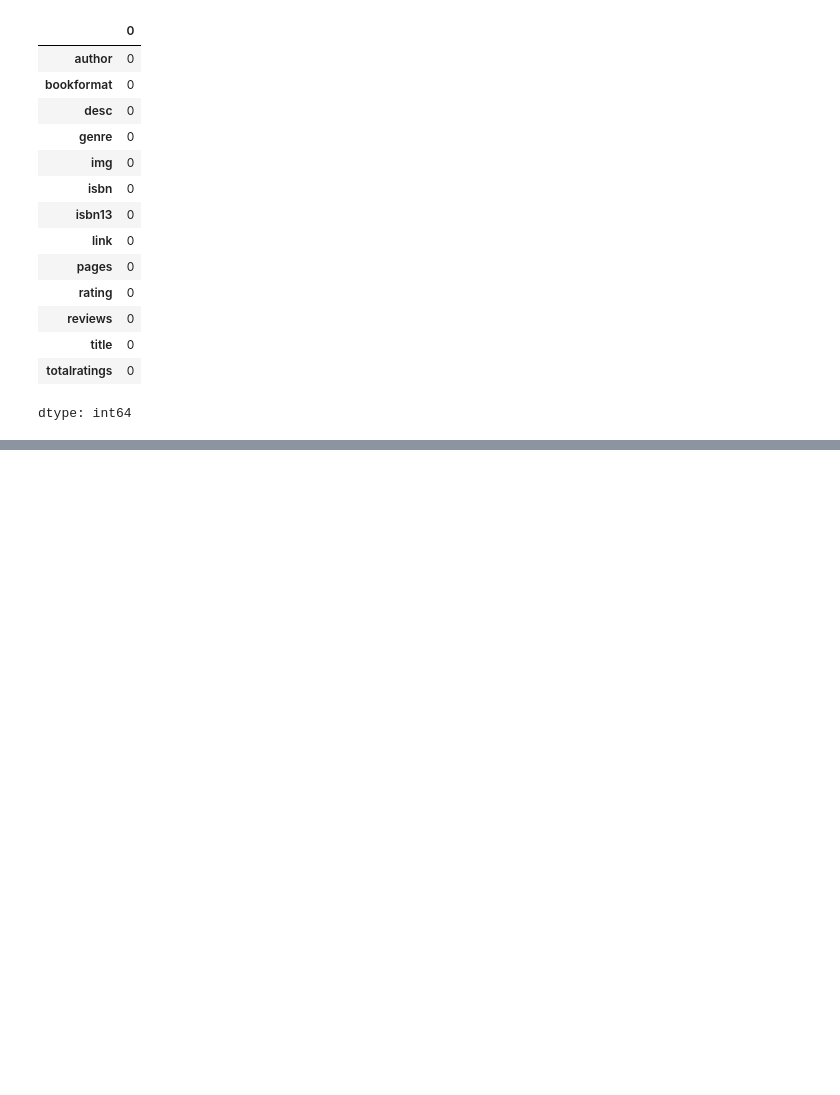
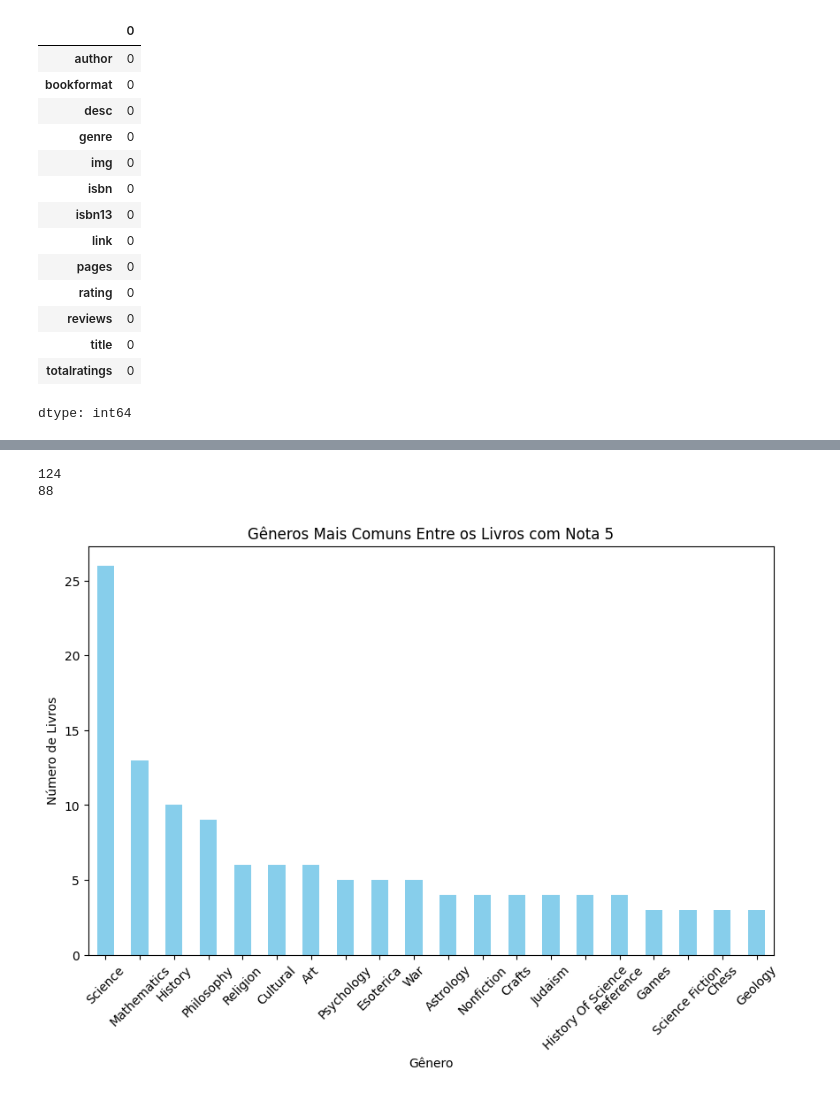
Before and after one commit to victormelo87/BookBridge-Analysis, a Jupyter notebook: BookBridge.ipynb, the cells around one changed output, grey strips where cells are left out. Cells and saved outputs as stored; diff of their text form; code cells hidden in the pictures; blank space fills up the shorter version.

```diff
--- a/BookBridge.ipynb
+++ b/BookBridge.ipynb
@@ -100,0 +136,6 @@ dtype: int64
+# %%
+max_rating = df_new['rating'].max()
+min_rating = df_new['rating'].min()
+
+top_rating_books = df_new[df_new['rating'] == max_rating]
+bottom_rating_books = df_new[df_new['rating'] == min_rating]
@@ -100,0 +184,20 @@ dtype: int64
+# %%
+num_top_books = top_rating_books.shape[0]
+num_bottom_books = bottom_rating_books.shape[0]
+
+print(num_top_books)
+print(num_bottom_books)
+# %% [output]
+124
+88
+# %%
+top_genres = top_rating_books['genre'].str.split(',', expand=True).stack().value_counts()
+
+top_genres.head(20).plot(kind='bar', color='skyblue', figsize=(10, 6))
+plt.title('Gêneros Mais Comuns Entre os Livros com Nota 5')
+plt.xlabel('Gênero')
+plt.ylabel('Número de Livros')
+plt.xticks(rotation=45)
+plt.show()
+# %% [output]
+[figure, added]
```
Also changed, not shown: parts of 7 cells of this notebook.
